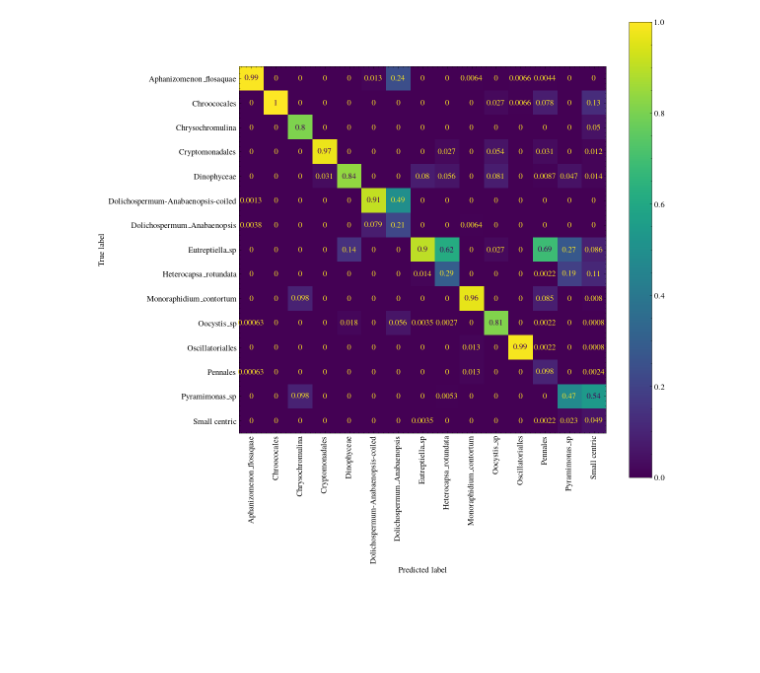
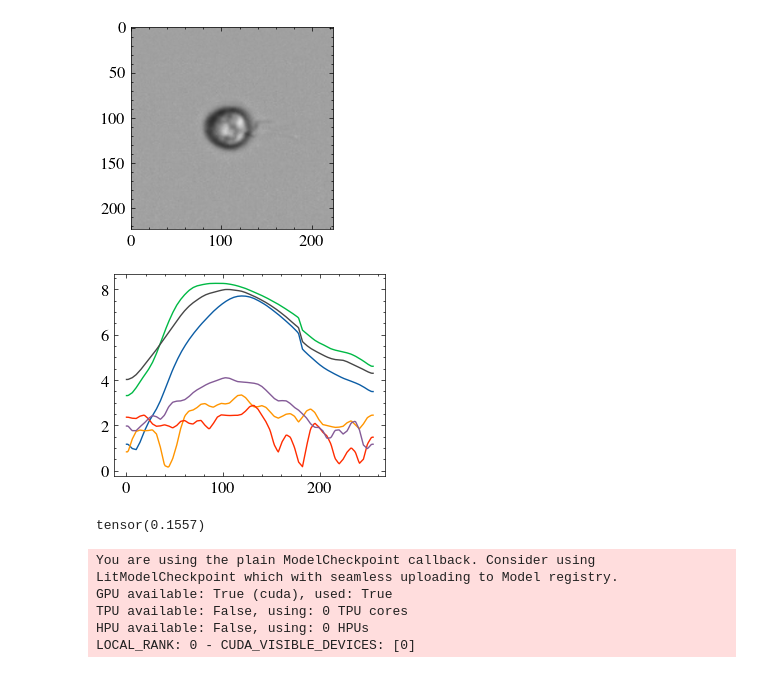
Before and after one commit to imveikka/multimodal_plankton_recognition, a Jupyter notebook: sandbox.ipynb, the cells around one changed output. Drawn from its saved outputs; the diff is of its cells as text; code cells hidden in the pictures; blank space fills up the shorter version.

```diff
--- a/sandbox.ipynb
+++ b/sandbox.ipynb
@@ -551,9 +0,0 @@ pd.DataFrame(classification_report(label, pred_class, target_names=names, output
-# %%
-from sklearn.metrics import confusion_matrix, ConfusionMatrixDisplay
-
-fig, ax = plt.subplots()
-cm = confusion_matrix(label, pred_class, normalize='pred')
-ConfusionMatrixDisplay(cm, display_labels=names).plot(xticks_rotation=90, ax=ax)
-fig.set_size_inches(12, 12)
-# %% [output]
-[figure, removed]
@@ -559,0 +49,71 @@ fig.set_size_inches(12, 12)
+# %%
+annotation_id = 'fold1'
+max_len = 256
+
+data_path = Path('./data/FASTVISION-plus') / annotation_id
+
+image_transforms = ImageTransforms()
+signal_transforms = ProfileTransform(max_len=max_len)
+pair_augmentation = PairAugmentation()
+
+train_set = MultiSet(annotation_path=data_path / f'train.csv',
+                   image_transforms=image_transforms,
+                   profile_transform=signal_transforms,
+                   pair_augmentation=pair_augmentation)
+
+test_set = MultiSet(annotation_path=data_path / f'test.csv',
+                    image_transforms=image_transforms,
+                    profile_transform=signal_transforms,
+                    pair_augmentation=None)
+
+valid_set = MultiSet(annotation_path=data_path / f'valid.csv',
+                    image_transforms=image_transforms,
+                    profile_transform=signal_transforms,
+                    pair_augmentation=None)
+# %%
+id = random.randint(0, len(test_set)-1)
+data = test_set[id]
+
+plt.imshow(data['image'].permute(1, 2, 0), cmap='gray', vmin=0, vmax=1)
+plt.show()
+
+plt.plot(data['profile'])
+plt.show()
+
+data['profile'].min()
+# %% [output]
+[figure, added]
+[figure, added]
+tensor(0.1557)
+# %%
+# model = MultiModel.load_from_checkpoint('./logs/efficientnet_b0_cnn_1_unsupervised_128_FASTVISION-plus_fold1/version_0/checkpoints/epoch=80_valid_loss=0.85036.ckpt')
+# model = MultiModel.load_from_checkpoint('./logs/CLIP_ef0_cnn1_FASTVISION-plus_fold1/version_9/checkpoints/epoch=67_valid_loss=0.83432.ckpt')
+model = MultiModel.load_from_checkpoint('./logs/CLIP_ef0_cnn2_FASTVISION-plus_fold1/version_2/checkpoints/epoch=82_valid_loss=0.81728.ckpt')
+model = MultiModel.load_from_checkpoint('./logs/SigLIP_ef0_cnn2_FASTVISION-plus_fold1/version_5/checkpoints/epoch=82_valid_loss=2.04789.ckpt')
+
+
+def multi_collate(batch, model=model):
+
+    image, profile, label, image_shape, profile_len = zip(*(sample.values() for sample in batch))
+
+    image = {'image': torch.stack(image)}
+    profile = model.profile_encoder.tokenize(profile)
+    label = {'label': model.name_to_id(label)}
+    image_shape = {'image_shape': torch.stack(image_shape)}
+    profile_len = {'profile_len': torch.stack(profile_len)}
+
+    return image | profile | label | image_shape | profile_len
+
+test_loader = DataLoader(dataset=test_set, batch_size=128,
+                         num_workers=8, collate_fn=multi_collate)
+
+trainer = Trainer()
+out = trainer.predict(model, test_loader)
+
+image_emb, profile_emb, label = zip(*(sample.values() for sample in out))
+# %% [output]
+You are using the plain ModelCheckpoint callback. Consider using LitModelCheckpoint which with seamless uploading to Model registry.
+GPU available: True (cuda), used: True
+TPU available: False, using: 0 TPU cores
+HPU available: False, using: 0 HPUs
+LOCAL_RANK: 0 - CUDA_VISIBLE_DEVICES: [0]
```
Also changed, not shown: parts of 42 cells of this notebook, 15 other files.
